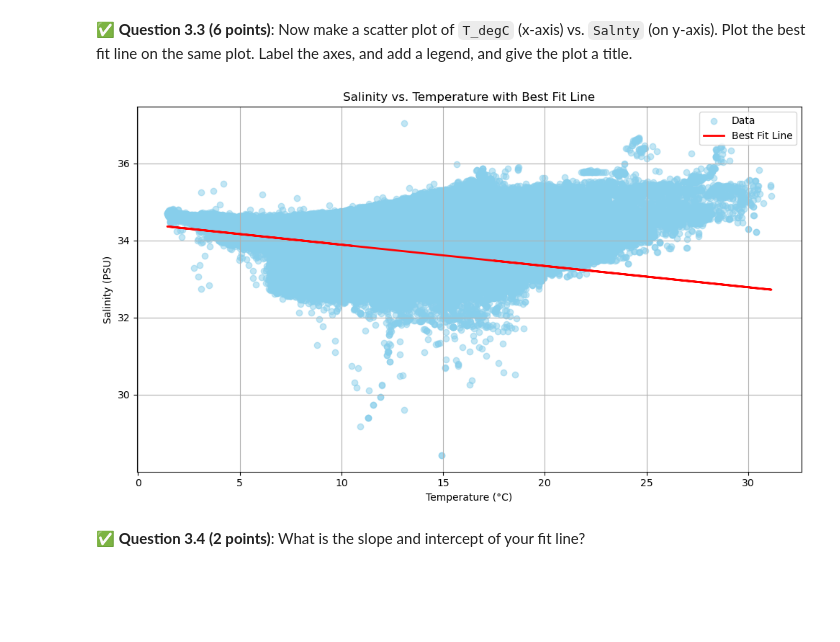
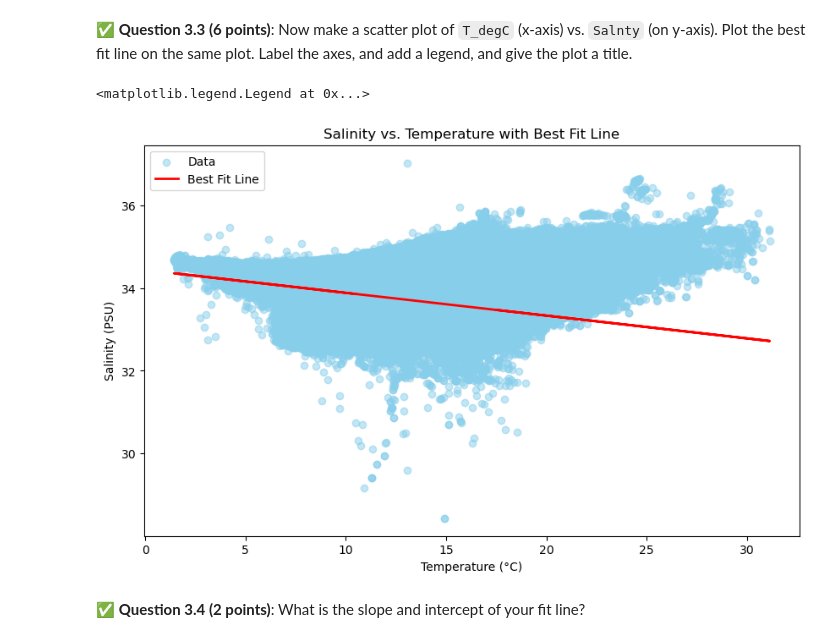
Before and after one commit to jamieh8821/CMSE202-f25-turnin, a Jupyter notebook: hw-03/HW-03_Regression-S25-STUDENT.ipynb, the cells around one changed output. Saved outputs shown, nothing was run; the diff lists cells and outputs as text; code cells hidden in the pictures; blank space fills up the shorter version.

```diff
--- a/hw-03/HW-03_Regression-S25-STUDENT.ipynb
+++ b/hw-03/HW-03_Regression-S25-STUDENT.ipynb
@@ -211,34 +205,25 @@ Notes:
 # %%
 # Put your code here
 import matplotlib.pyplot as plt
 import numpy as np
 
-# Extract x and y data
 x = book1_cleaned['T_degC']
 y = book1_cleaned['Salnty']
 
-# Generate predicted values from the model
-# (Make sure you used sm.add_constant earlier)
 X_with_const = sm.add_constant(x)
 y_pred = model.predict(X_with_const)
 
-# Create the plot
 plt.figure(figsize=(10, 6))
 plt.scatter(x, y, color='skyblue', alpha=0.5, label='Data')
 plt.plot(x, y_pred, color='red', linewidth=2, label='Best Fit Line')
 
-# Add labels, title, legend
 plt.xlabel("Temperature (°C)")
 plt.ylabel("Salinity (PSU)")
 plt.title("Salinity vs. Temperature with Best Fit Line")
 plt.legend()
-
-# Show the plot
-plt.grid(True)
-plt.tight_layout()
-plt.show()
 # %% [output]
+<matplotlib.legend.Legend at 0x...>
-[figure, old version]
+[figure, new version]
 # %% [markdown]
 &#9989;  **Question 3.4 (2 points)**: What is the slope and intercept of your fit line?
 # %% [markdown]
```
Also changed, not shown: parts of 17 cells of this notebook.
